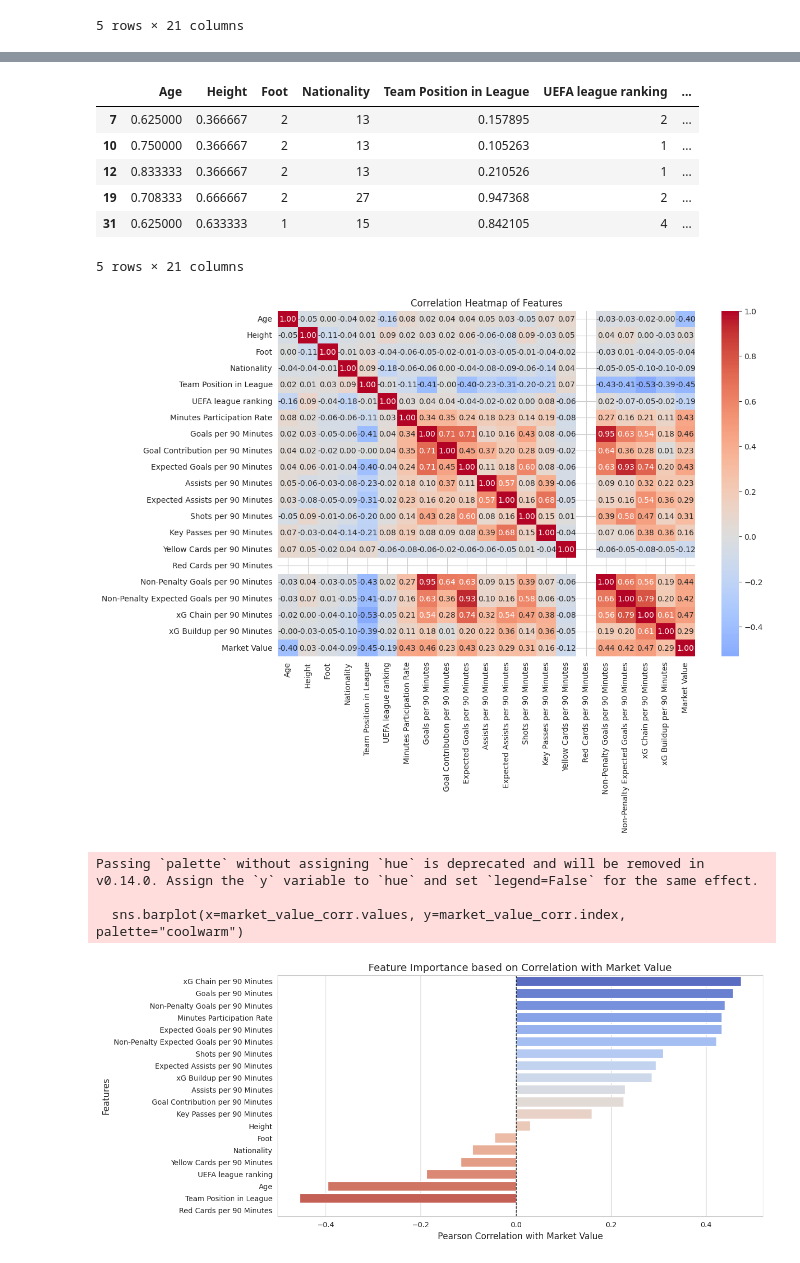
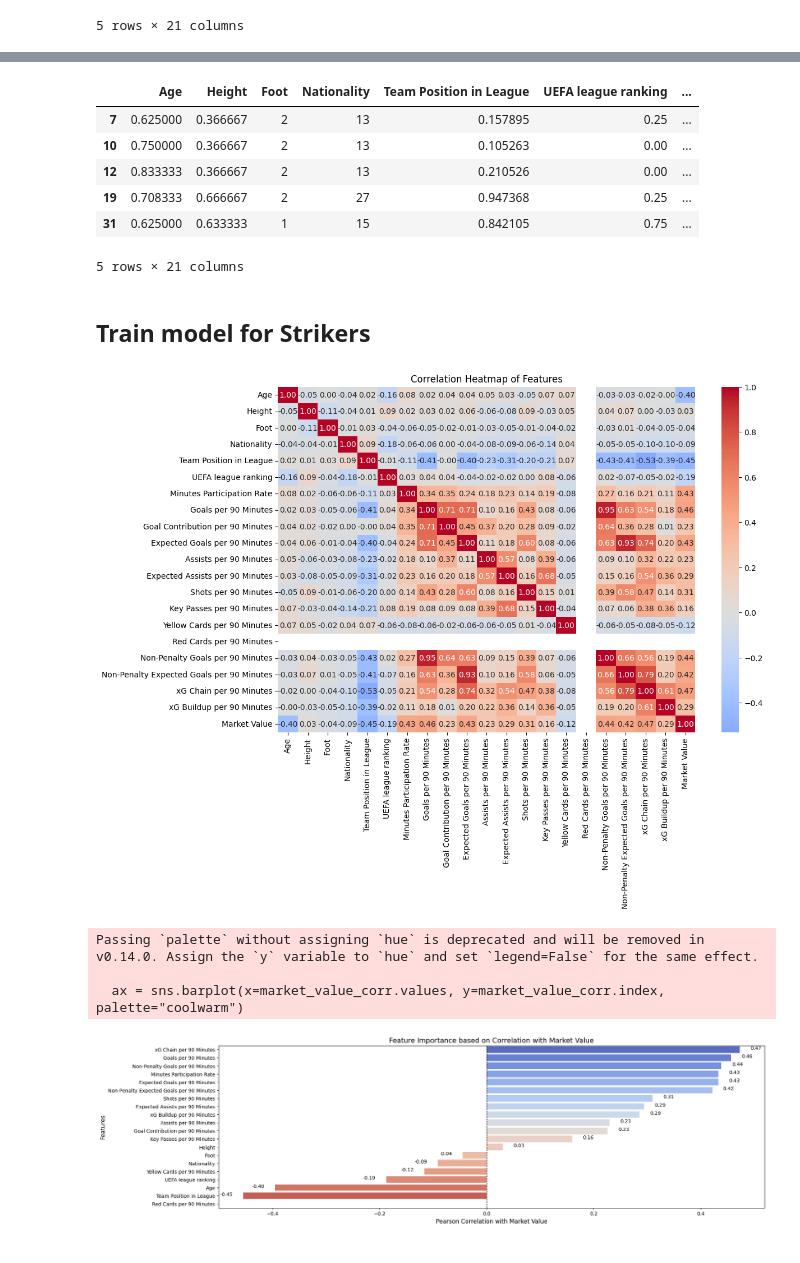
Before and after one commit to l3wandowskyy/Pricing-Footballers-Master, a Jupyter notebook: preditict_value_footballer.ipynb, the cells around one changed output, grey strips where cells are left out. Cells and saved outputs as stored; diff of their text form; code cells hidden in the pictures.

```diff
--- a/preditict_value_footballer.ipynb
+++ b/preditict_value_footballer.ipynb
@@ -782,19 +741,18 @@ from sklearn.preprocessing import StandardScaler, MinMaxScaler, OneHotEncoder
 
 # Z-score scaling
 standardize_cols = [
-    "Assists per 90 Minutes", "Expected Assists per 90 Minutes",
-    "Yellow Cards per 90 Minutes", "xG Buildup per 90 Minutes"
+    "Goals per 90 Minutes", "Goal Contribution per 90 Minutes",
+    "Expected Goals per 90 Minutes", "Assists per 90 Minutes", "Expected Assists per 90 Minutes",
+    "Shots per 90 Minutes", "Key Passes per 90 Minutes", "Non-Penalty Goals per 90 Minutes",
+    "Non-Penalty Expected Goals per 90 Minutes", "xG Chain per 90 Minutes", "xG Buildup per 90 Minutes"
 ]
 scaler_standard = StandardScaler()
 strikers[standardize_cols] = scaler_standard.fit_transform(strikers[standardize_cols])
 
 # Min-Max Scaling
 normalize_cols = [
-    "Age", "Height", "Goals per 90 Minutes", "Goal Contribution per 90 Minutes",
-    "Expected Goals per 90 Minutes", "Shots per 90 Minutes",
-    "Key Passes per 90 Minutes", "Red Cards per 90 Minutes",
-    "Non-Penalty Goals per 90 Minutes", "Non-Penalty Expected Goals per 90 Minutes",
-    "xG Chain per 90 Minutes", "UEFA league ranking", "Team Position in League"
+    "Age", "Height", "UEFA league ranking", "Team Position in League",
+    "Yellow Cards per 90 Minutes", "Red Cards per 90 Minutes"
 ]
 scaler_minmax = MinMaxScaler()
 strikers[normalize_cols] = scaler_minmax.fit_transform(strikers[normalize_cols])
@@ -866,17 +822,16 @@ from sklearn.preprocessing import MinMaxScaler, StandardScaler
 
 # Min-Max
 normalize_columns = [
-    "Age", "Height", "Team Position in League", "Shots per 90 Minutes",
-    "Red Cards per 90 Minutes", "xG Buildup per 90 Minutes"
+    "Age", "Height", "UEFA league ranking", "Team Position in League",
+    "Yellow Cards per 90 Minutes", "Red Cards per 90 Minutes"
 ]
 
 # Z-score
 standardize_columns = [
     "Goals per 90 Minutes", "Goal Contribution per 90 Minutes",
-    "Expected Goals per 90 Minutes", "Assists per 90 Minutes",
-    "Expected Assists per 90 Minutes", "Key Passes per 90 Minutes",
-    "Yellow Cards per 90 Minutes", "Non-Penalty Goals per 90 Minutes",
-    "Non-Penalty Expected Goals per 90 Minutes", "xG Chain per 90 Minutes"
+    "Expected Goals per 90 Minutes", "Assists per 90 Minutes", "Expected Assists per 90 Minutes",
+    "Shots per 90 Minutes", "Key Passes per 90 Minutes", "Non-Penalty Goals per 90 Minutes",
+    "Non-Penalty Expected Goals per 90 Minutes", "xG Chain per 90 Minutes", "xG Buildup per 90 Minutes"
 ]
 
 # Normalization
@@ -893,12 +848,14 @@ midfielders.drop(columns=["Player ID", "Player Name"], inplace=True)
 midfielders.head()
 # %% [output]
 |  | Age | Height | Foot | Nationality | Team Position in League | UEFA league ranking | ... |
-| 7 | 0.625000 | 0.366667 | 2 | 13 | 0.157895 | 2 | ... |
-| 10 | 0.750000 | 0.366667 | 2 | 13 | 0.105263 | 1 | ... |
-| 12 | 0.833333 | 0.366667 | 2 | 13 | 0.210526 | 1 | ... |
-| 19 | 0.708333 | 0.666667 | 2 | 27 | 0.947368 | 2 | ... |
-| 31 | 0.625000 | 0.633333 | 1 | 15 | 0.842105 | 4 | ... |
+| 7 | 0.625000 | 0.366667 | 2 | 13 | 0.157895 | 0.25 | ... |
+| 10 | 0.750000 | 0.366667 | 2 | 13 | 0.105263 | 0.00 | ... |
+| 12 | 0.833333 | 0.366667 | 2 | 13 | 0.210526 | 0.00 | ... |
+| 19 | 0.708333 | 0.666667 | 2 | 27 | 0.947368 | 0.25 | ... |
+| 31 | 0.625000 | 0.633333 | 1 | 15 | 0.842105 | 0.75 | ... |
 5 rows × 21 columns
+# %% [markdown]
+## Train model for Strikers
 # %%
 import seaborn as sns
 import matplotlib.pyplot as plt
@@ -913,29 +870,34 @@ sns.heatmap(correlation_matrix, annot=True, fmt=".2f", cmap="coolwarm", center=0
 plt.title("Correlation Heatmap of Features")
 plt.show()
 # %% [output]
-[figure, old version]
+[figure, new version]
 # %%
 import seaborn as sns
 import matplotlib.pyplot as plt
 
 # Delete market_value
 market_value_corr = correlation_matrix["Market Value"].drop("Market Value").sort_values(ascending=False)
 
 # Column chart of feature correlation with Market Value
-plt.figure(figsize=(12, 6))
-sns.barplot(x=market_value_corr.values, y=market_value_corr.index, palette="coolwarm")
+plt.figure(figsize=(20, 6))
+ax = sns.barplot(x=market_value_corr.values, y=market_value_corr.index, palette="coolwarm")
+
+# Add labels above bars
+for i, v in enumerate(market_value_corr.values):
+    ax.text(v + 0.02 if v > 0 else v - 0.02, i, f"{v:.2f}", color='black', ha='left' if v > 0 else 'right', fontsize=10)
 
 # Add labels and title
 plt.xlabel("Pearson Correlation with Market Value", fontsize=12)
 plt.ylabel("Features", fontsize=12)
 plt.title("Feature Importance based on Correlation with Market Value", fontsize=14)
-plt.axvline(x=0, color="black", linestyle="--", linewidth=1)  # Linia dla lepszej orientacji
+plt.axvline(x=0, color="black", linestyle="--", linewidth=1)
+
 plt.show()
 # %% [output]
 Passing `palette` without assigning `hue` is deprecated and will be removed in v0.14.0. Assign the `y` variable to `hue` and set `legend=False` for the same effect.
 
-  sns.barplot(x=market_value_corr.values, y=market_value_corr.index, palette="coolwarm")
+  ax = sns.barplot(x=market_value_corr.values, y=market_value_corr.index, palette="coolwarm")
-[figure, old version]
+[figure, new version]
 # %%
 import pandas as pd
 
```
Also changed, not shown: parts of 30 cells of this notebook.
